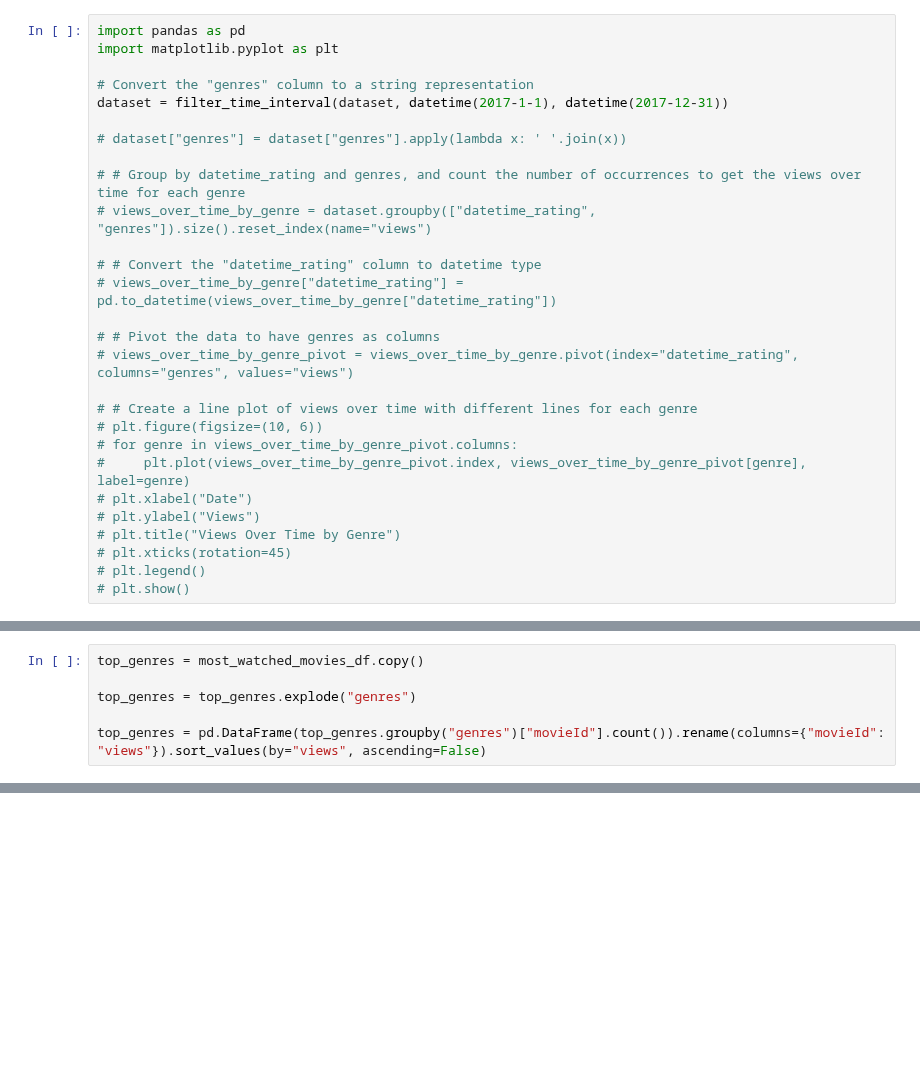
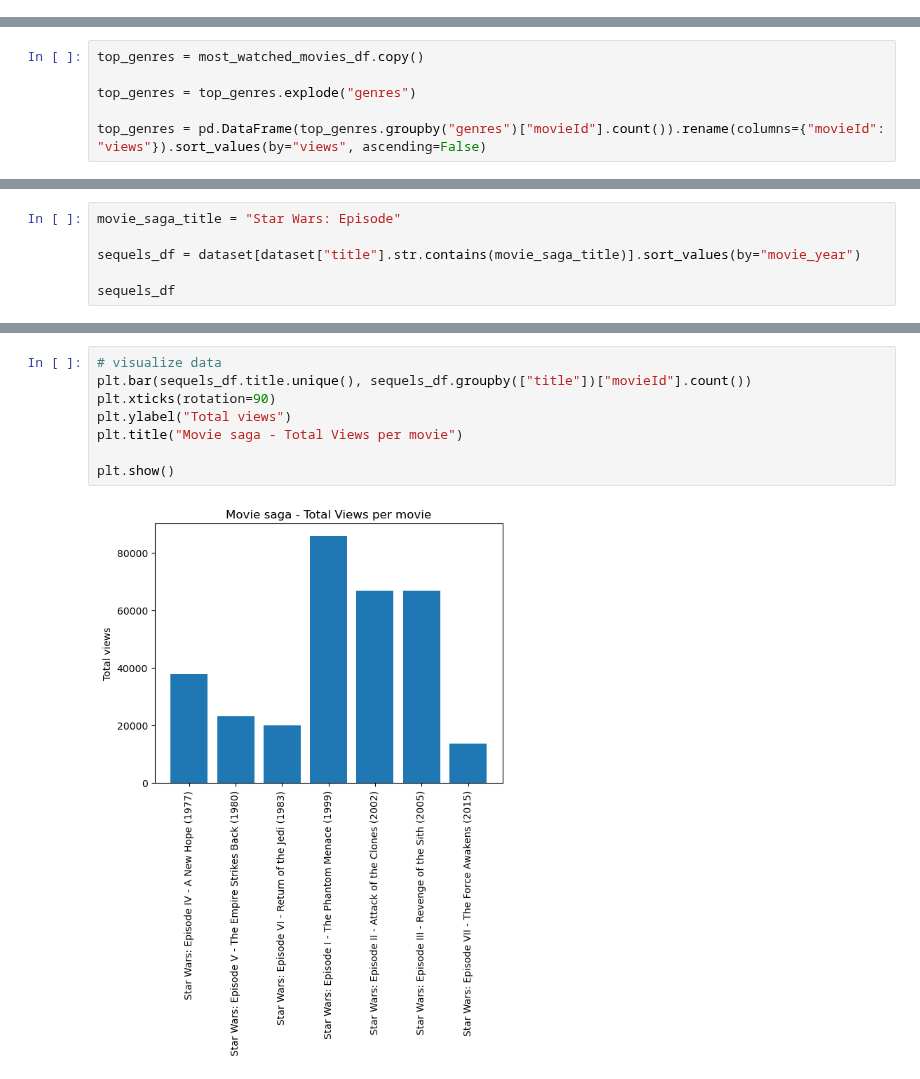
Before and after one commit to cesareressa/data_analysis, a Jupyter notebook: exploratory_analysis.ipynb, the cells around one changed output, grey strips where cells are left out. Cells and saved outputs as stored; diff of their text form; blank space fills up the shorter version.

```diff
--- a/exploratory_analysis.ipynb
+++ b/exploratory_analysis.ipynb
@@ -413,31 +407,3 @@ plt.legend(handles=handles, loc='center left', bbox_to_anchor=(1, 0.5))
 plt.show()
 # %% [output]
 [figure]
-# %%
-import pandas as pd
-import matplotlib.pyplot as plt
-
-# Convert the "genres" column to a string representation
-dataset = filter_time_interval(dataset, datetime(2017-1-1), datetime(2017-12-31))
-
-# dataset["genres"] = dataset["genres"].apply(lambda x: ' '.join(x))
-
-# # Group by datetime_rating and genres, and count the number of occurrences to get the views over time for each genre
-# views_over_time_by_genre = dataset.groupby(["datetime_rating", "genres"]).size().reset_index(name="views")
-
-# # Convert the "datetime_rating" column to datetime type
-# views_over_time_by_genre["datetime_rating"] = pd.to_datetime(views_over_time_by_genre["datetime_rating"])
-
-# # Pivot the data to have genres as columns
-# views_over_time_by_genre_pivot = views_over_time_by_genre.pivot(index="datetime_rating", columns="genres", values="views")
-
-# # Create a line plot of views over time with different lines for each genre
-# plt.figure(figsize=(10, 6))
-# for genre in views_over_time_by_genre_pivot.columns:
-#     plt.plot(views_over_time_by_genre_pivot.index, views_over_time_by_genre_pivot[genre], label=genre)
-# plt.xlabel("Date")
-# plt.ylabel("Views")
-# plt.title("Views Over Time by Genre")
-# plt.xticks(rotation=45)
-# plt.legend()
-# plt.show()
@@ -560,0 +442,6 @@ display(movies_df.loc[(movies_df["total_views"] > 50000) & (movies_df["rating"]
+# %%
+movie_saga_title = "Star Wars: Episode"
+
+sequels_df = dataset[dataset["title"].str.contains(movie_saga_title)].sort_values(by="movie_year")
+
+sequels_df
@@ -560,0 +462,10 @@ display(movies_df.loc[(movies_df["total_views"] > 50000) & (movies_df["rating"]
+# %%
+# visualize data
+plt.bar(sequels_df.title.unique(), sequels_df.groupby(["title"])["movieId"].count())
+plt.xticks(rotation=90)
+plt.ylabel("Total views")
+plt.title("Movie saga - Total Views per movie")
+
+plt.show()
+# %% [output]
+[figure, added]
```
Also changed, not shown: parts of 16 cells of this notebook.
